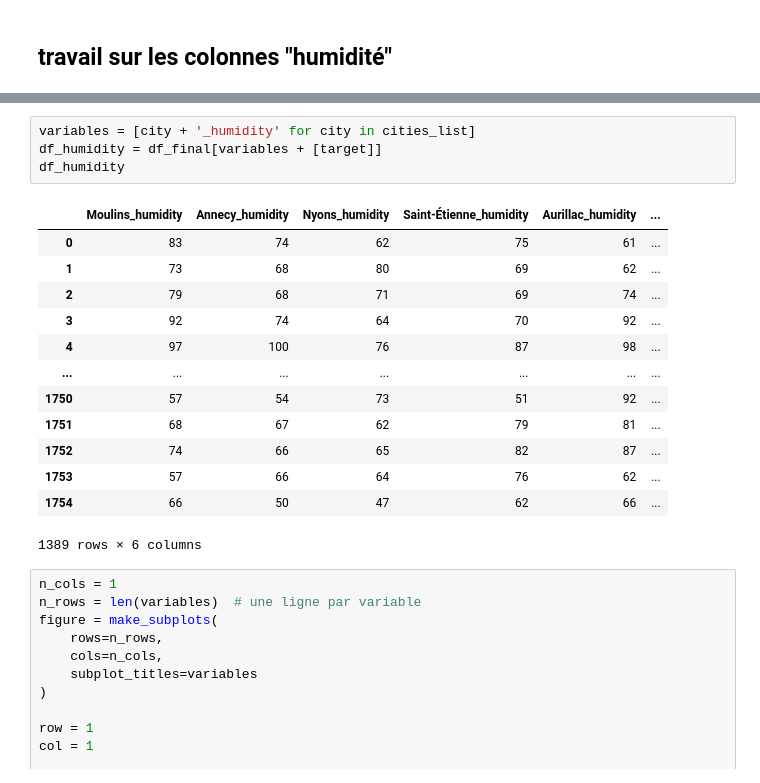
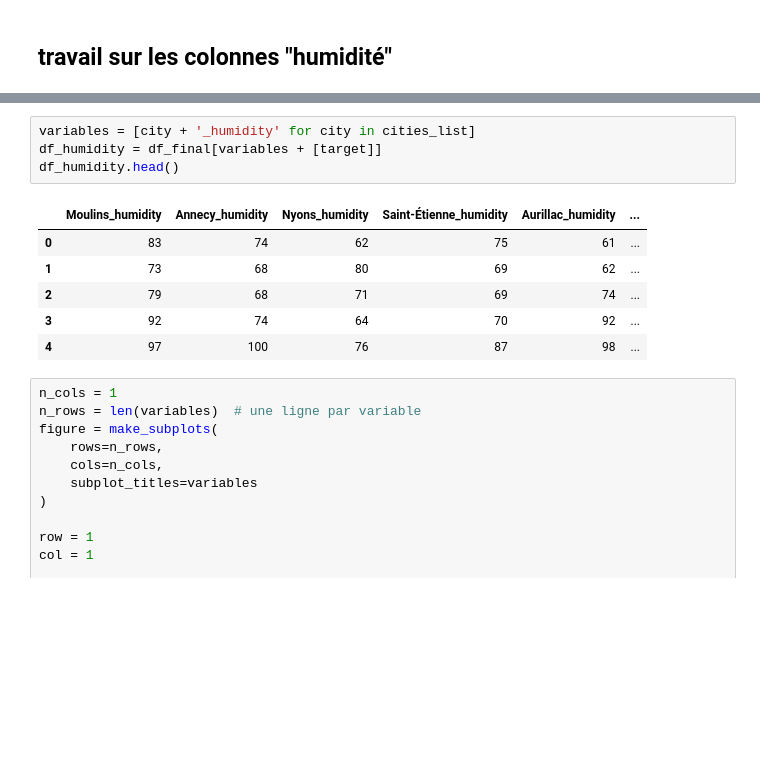
Before and after one commit to Sheikoh/REnergies_efficiency_prediction, a Jupyter notebook: code/02_Modeles/data_exploration.ipynb, the cells around one changed output, grey strips where cells are left out. Drawn from its saved outputs; the diff is of its cells as text; blank space fills up the shorter version.

```diff
--- a/code/02_Modeles/data_exploration.ipynb
+++ b/code/02_Modeles/data_exploration.ipynb
@@ -309,21 +299,14 @@ df_humidity.head(3)
 # %%
 variables = [city + '_humidity' for city in cities_list]
 df_humidity = df_final[variables + [target]]
-df_humidity
+df_humidity.head()
 # %% [output]
 |  | Moulins_humidity | Annecy_humidity | Nyons_humidity | Saint-Étienne_humidity | Aurillac_humidity | ... |
 | 0 | 83 | 74 | 62 | 75 | 61 | ... |
 | 1 | 73 | 68 | 80 | 69 | 62 | ... |
 | 2 | 79 | 68 | 71 | 69 | 74 | ... |
 | 3 | 92 | 74 | 64 | 70 | 92 | ... |
 | 4 | 97 | 100 | 76 | 87 | 98 | ... |
-| ... | ... | ... | ... | ... | ... | ... |
-| 1750 | 57 | 54 | 73 | 51 | 92 | ... |
-| 1751 | 68 | 67 | 62 | 79 | 81 | ... |
-| 1752 | 74 | 66 | 65 | 82 | 87 | ... |
-| 1753 | 57 | 66 | 64 | 76 | 62 | ... |
-| 1754 | 66 | 50 | 47 | 62 | 66 | ... |
-1389 rows × 6 columns
 # %%
 n_cols = 1
 n_rows = len(variables)  # une ligne par variable
```
Also changed, not shown: parts of 7 cells of this notebook, 5 other files.
